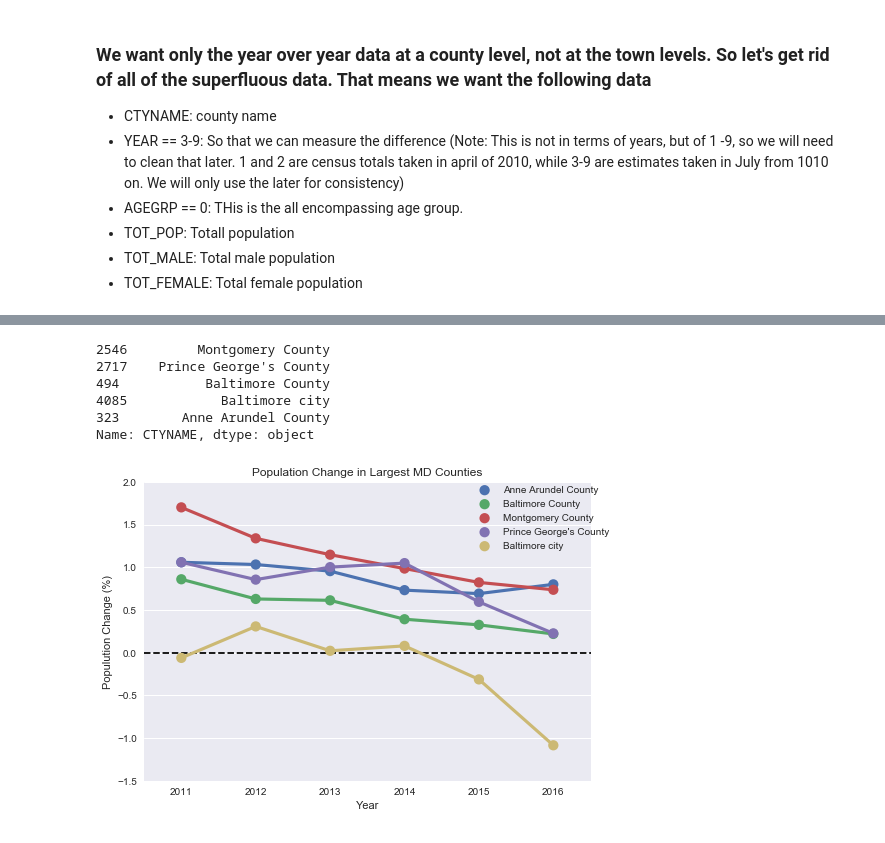
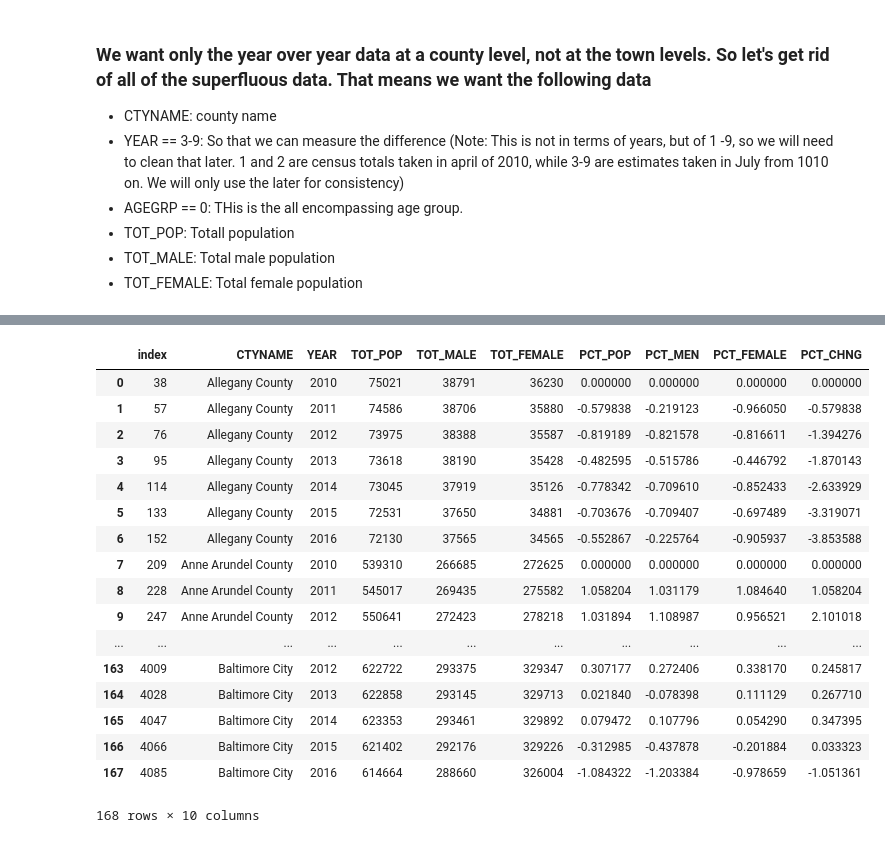
Before and after one commit to jrw5/Maryland_Census_Data, a Jupyter notebook: MD_County_Growth.ipynb, the cells around one changed output, grey strips where cells are left out. Saved outputs shown, nothing was run; the diff lists cells and outputs as text; code cells hidden in the pictures.

```diff
--- a/MD_County_Growth.ipynb
+++ b/MD_County_Growth.ipynb
@@ -160,0 +42,2 @@ plt.axis()
+# %%
+arr = np.where((df['YEAR'] == 2010).reshape(-1, 1), 0, df[['TOT_POP', 'TOT_MALE', 'TOT_FEMALE']].pct_change())
@@ -160,0 +46,6 @@ plt.axis()
+# %%
+dummy = 100 * pd.DataFrame(data = arr.reshape(-1, 3), columns = ['PCT_POP', 'PCT_MEN', 'PCT_FEMALE'])
+
+df = pd.concat([df, dummy], axis = 1, join = 'inner')
+
+df['PCT_CHNG'] = df.groupby(['CTYNAME'])['PCT_POP'].apply(lambda x: ((x/100 + 1).cumprod() - 1) * 100)
@@ -161,30 +56,26 @@ plt.axis()
+# %%
+df
+# %% [output]
+|  | index | CTYNAME | YEAR | TOT_POP | TOT_MALE | TOT_FEMALE | PCT_POP | PCT_MEN | PCT_FEMALE | PCT_CHNG |
+| 0 | 38 | Allegany County | 2010 | 75021 | 38791 | 36230 | 0.000000 | 0.000000 | 0.000000 | 0.000000 |
+| 1 | 57 | Allegany County | 2011 | 74586 | 38706 | 35880 | -0.579838 | -0.219123 | -0.966050 | -0.579838 |
+| 2 | 76 | Allegany County | 2012 | 73975 | 38388 | 35587 | -0.819189 | -0.821578 | -0.816611 | -1.394276 |
+| 3 | 95 | Allegany County | 2013 | 73618 | 38190 | 35428 | -0.482595 | -0.515786 | -0.446792 | -1.870143 |
+| 4 | 114 | Allegany County | 2014 | 73045 | 37919 | 35126 | -0.778342 | -0.709610 | -0.852433 | -2.633929 |
+| 5 | 133 | Allegany County | 2015 | 72531 | 37650 | 34881 | -0.703676 | -0.709407 | -0.697489 | -3.319071 |
+| 6 | 152 | Allegany County | 2016 | 72130 | 37565 | 34565 | -0.552867 | -0.225764 | -0.905937 | -3.853588 |
+| 7 | 209 | Anne Arundel County | 2010 | 539310 | 266685 | 272625 | 0.000000 | 0.000000 | 0.000000 | 0.000000 |
+| 8 | 228 | Anne Arundel County | 2011 | 545017 | 269435 | 275582 | 1.058204 | 1.031179 | 1.084640 | 1.058204 |
+| 9 | 247 | Anne Arundel County | 2012 | 550641 | 272423 | 278218 | 1.031894 | 1.108987 | 0.956521 | 2.101018 |
+| ... | ... | ... | ... | ... | ... | ... | ... | ... | ... | ... |
+| 163 | 4009 | Baltimore City | 2012 | 622722 | 293375 | 329347 | 0.307177 | 0.272406 | 0.338170 | 0.245817 |
+| 164 | 4028 | Baltimore City | 2013 | 622858 | 293145 | 329713 | 0.021840 | -0.078398 | 0.111129 | 0.267710 |
+| 165 | 4047 | Baltimore City | 2014 | 623353 | 293461 | 329892 | 0.079472 | 0.107796 | 0.054290 | 0.347395 |
+| 166 | 4066 | Baltimore City | 2015 | 621402 | 292176 | 329226 | -0.312985 | -0.437878 | -0.201884 | 0.033323 |
+| 167 | 4085 | Baltimore City | 2016 | 614664 | 288660 | 326004 | -1.084322 | -1.203384 | -0.978659 | -1.051361 |
+168 rows × 10 columns
 # %%
-ordered_names = df[df['YEAR'] == year_max].copy()
-ordered_names = ordered_names.sort_values('TOT_POP', ascending = False)
-ordered_names = ordered_names['CTYNAME']
-ordered_names[:5]
+ranked = df[df['YEAR']== last_year].copy()
+ranked.sort_values('TOT_POP', ascending = False, inplace = True)
+ranked.reset_index(inplace = True)
+ranked = ranked['CTYNAME']
-# %% [output]
-2546         Montgomery County
-2717    Prince George's County
-494           Baltimore County
-4085            Baltimore city
-323        Anne Arundel County
-Name: CTYNAME, dtype: object
-# %%
-fig, ax = plt.subplots()
-ax.axhline(y=0, color='k', linestyle = '--')
-
-sb.pointplot(x = 'YEAR',
-             y = 'PER_CHNG',
-             hue = 'CTYNAME',
-             data = df[df['CTYNAME'].isin(ordered_names[:5])])
-plt.ylabel('Population Change (%)')
-plt.ylim(-1.5, 2)
-plt.xlim(.5, 6.5)
-plt.xlabel('Year')
-plt.title("Population Change in Largest MD Counties")
-plt.legend(bbox_to_anchor=(1.05, 1), loc=0, borderaxespad=0.)
-
-plt.savefig('Largest Counties.png')
-# %% [output]
-[figure, removed]
```
Also changed, not shown: parts of 22 cells of this notebook, 1 other file.
